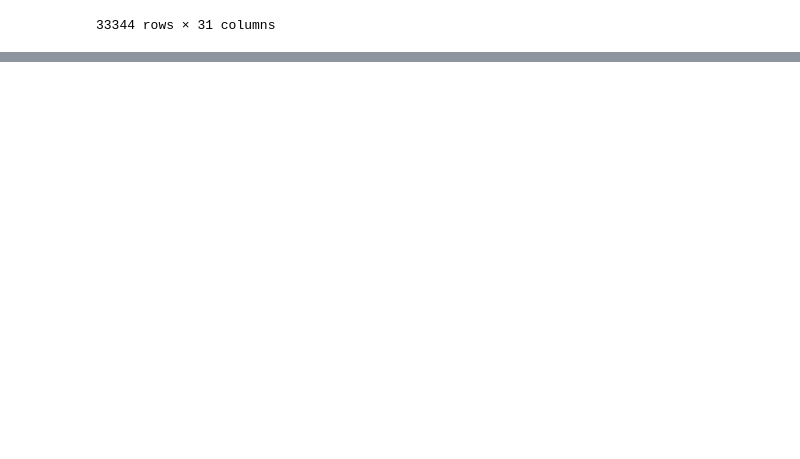
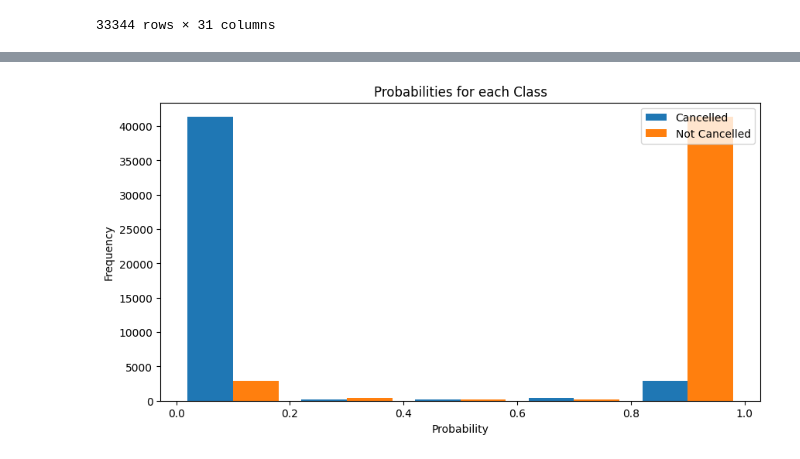
Before and after one commit to sirawitcpe34/CPE452-Hotel-Reservation, a Jupyter notebook: Hotel-Predict.ipynb, the cells around one changed output, grey strips where cells are left out. Saved outputs shown, nothing was run; the diff lists cells and outputs as text; code cells hidden in the pictures; blank space fills up the shorter version.

Commit message:
Naive Bayes and Random Forest

```diff
--- a/Hotel-Predict.ipynb
+++ b/Hotel-Predict.ipynb
@@ -322,0 +325,6 @@ y = df_oversampled['booking_status']
+# %%
+# Normalize the data using StandardScaler
+from sklearn.preprocessing import StandardScaler
+
+scaler = StandardScaler()
+X = scaler.fit_transform(X)
@@ -322,0 +333,12 @@ y = df_oversampled['booking_status']
+# %%
+# Naive Bayes Classifier
+from sklearn.naive_bayes import GaussianNB
+from sklearn.metrics import confusion_matrix, classification_report, accuracy_score, roc_curve, roc_auc_score
+
+nb = GaussianNB()
+nb.fit(X, y)
+y_pred = nb.predict(X)
+# %%
+y_prob = nb.predict_proba(X)
+y_prob_df = pd.DataFrame(y_prob, columns=['Prob of Cancelled', 'Prob of Not Cancelled'])
+y_prob_df
@@ -322,0 +359,11 @@ y = df_oversampled['booking_status']
+# %%
+# Probability for each Class
+plt.figure(figsize=(10, 5))
+plt.hist(y_prob, bins=5, label=['Cancelled', 'Not Cancelled'])
+plt.legend(loc='upper right')
+plt.title('Probabilities for each Class')
+plt.xlabel('Probability')
+plt.ylabel('Frequency')
+plt.show()
+# %% [output]
+[figure, added]
```
Also changed, not shown: parts of 19 cells of this notebook.
